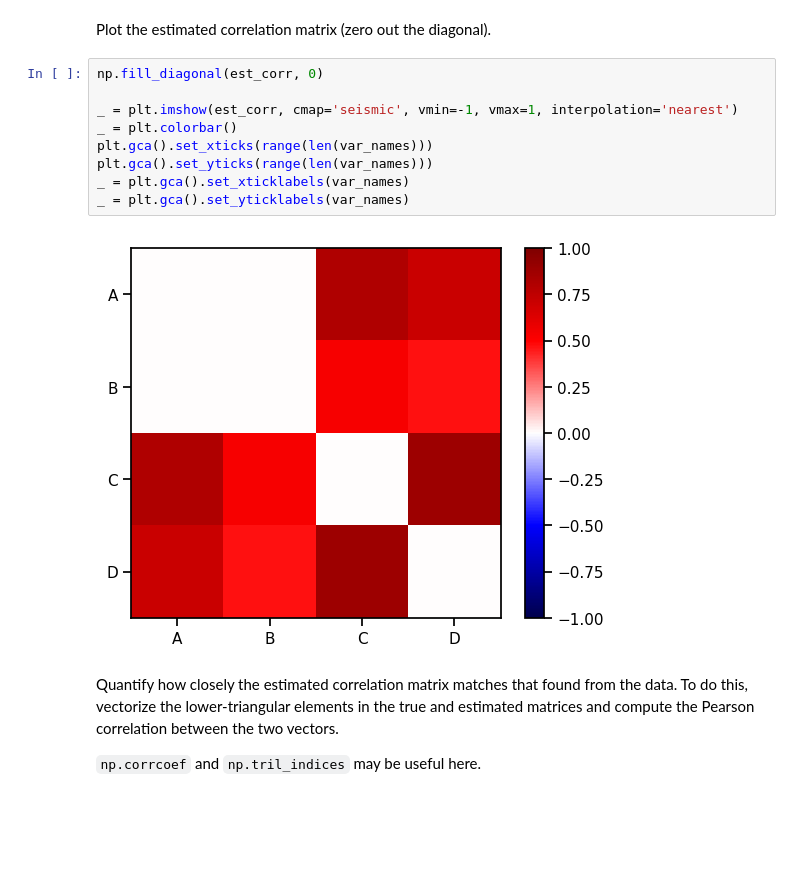
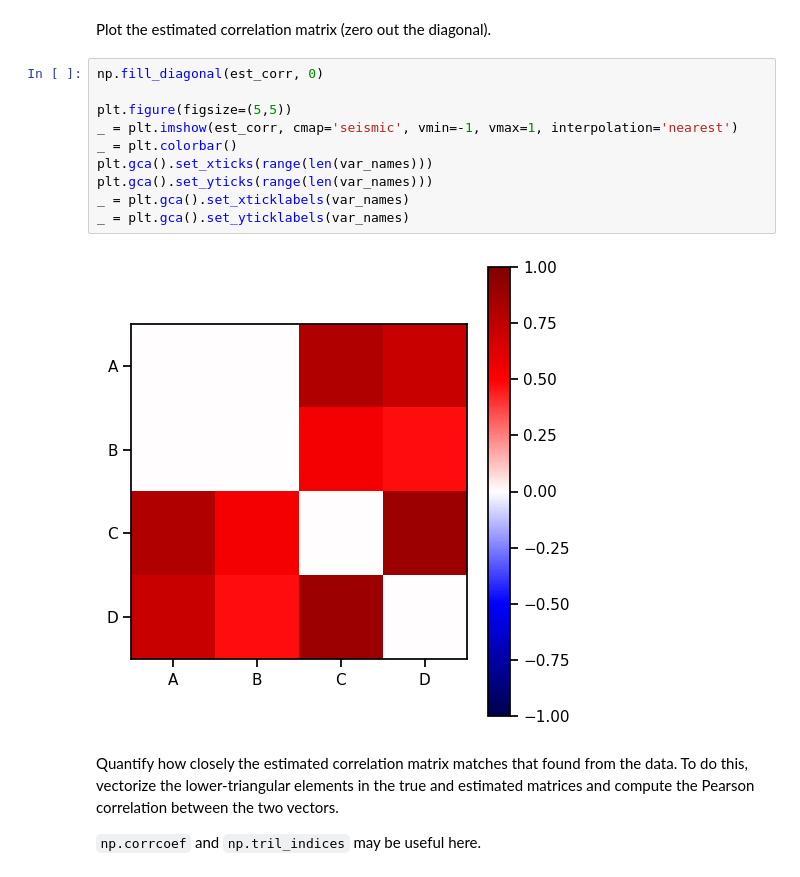
Before and after one commit to JHpusd/CFL_Research, a Jupyter notebook: practice_problems/07_20_23_day9_causal_modeling/code/diy_notebooks/exercise1.ipynb, the cells around one changed output. Cells and saved outputs as stored; diff of their text form; blank space fills up the shorter version.

```diff
--- a/practice_problems/07_20_23_day9_causal_modeling/code/diy_notebooks/exercise1.ipynb
+++ b/practice_problems/07_20_23_day9_causal_modeling/code/diy_notebooks/exercise1.ipynb
@@ -328,14 +329,15 @@ Plot the estimated correlation matrix (zero out the diagonal).
 # %%
 np.fill_diagonal(est_corr, 0)
 
+plt.figure(figsize=(5,5))
 _ = plt.imshow(est_corr, cmap='seismic', vmin=-1, vmax=1, interpolation='nearest')
 _ = plt.colorbar()
 plt.gca().set_xticks(range(len(var_names)))
 plt.gca().set_yticks(range(len(var_names)))
 _ = plt.gca().set_xticklabels(var_names)
 _ = plt.gca().set_yticklabels(var_names)
 # %% [output]
-[figure, old version]
+[figure, new version]
 # %% [markdown]
 Quantify how closely the estimated correlation matrix matches that found
 from the data. To do this, vectorize the lower-triangular elements in the true
```
Also changed, not shown: parts of 7 cells of this notebook, 1 other file.
